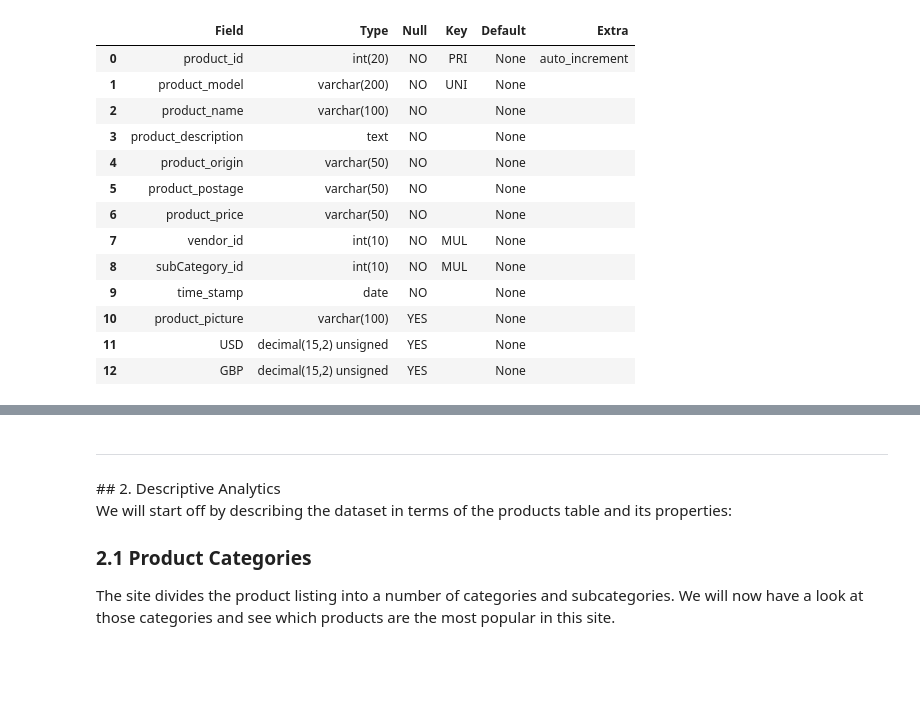
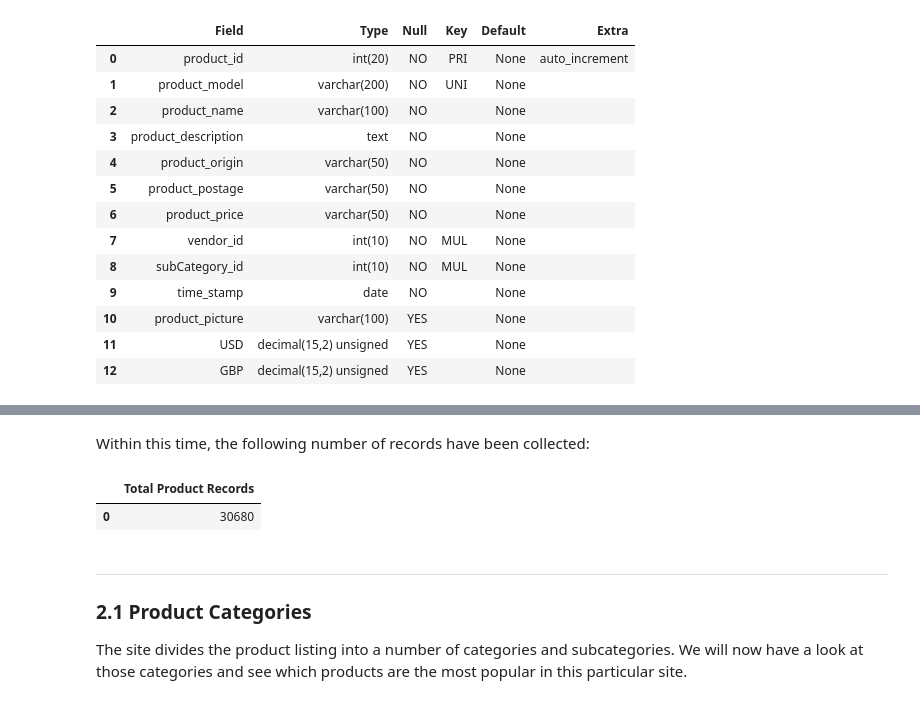
Before and after one commit to mauromsl/dark_web_datamining, a Jupyter notebook: python_src/python_analysis.ipynb, the cells around one changed output, grey strips where cells are left out. Drawn from its saved outputs; the diff is of its cells as text; code cells hidden in the pictures; blank space fills up the shorter version.

```diff
--- a/python_src/python_analysis.ipynb
+++ b/python_src/python_analysis.ipynb
@@ -42,10 +60,18 @@ db.pandas_query('DESCRIBE tblProduct;')
+# %% [markdown]
+Within this time, the following number of records have been collected:
+# %%
+db.pandas_query('''
+    SELECT count(*) as 'Total Product Records' FROM tblProduct;
+    ''')
+# %% [output]
+|  | Total Product Records |
+| 0 | 30680 |
 # %% [markdown]
 <hr>
-## 2. Descriptive Analytics
 
-We will start off by describing the dataset in terms of the products table and its properties:
+
 
 ### 2.1 Product Categories
 
-The site divides the product listing into a number of categories and subcategories. We will now have a look at those categories and see which products are the most popular in this site.
+The site divides the product listing into a number of categories and subcategories. We will now have a look at those categories and see which products are the most popular in this particular site.
 # %%
```
Also changed, not shown: parts of 23 cells of this notebook.
